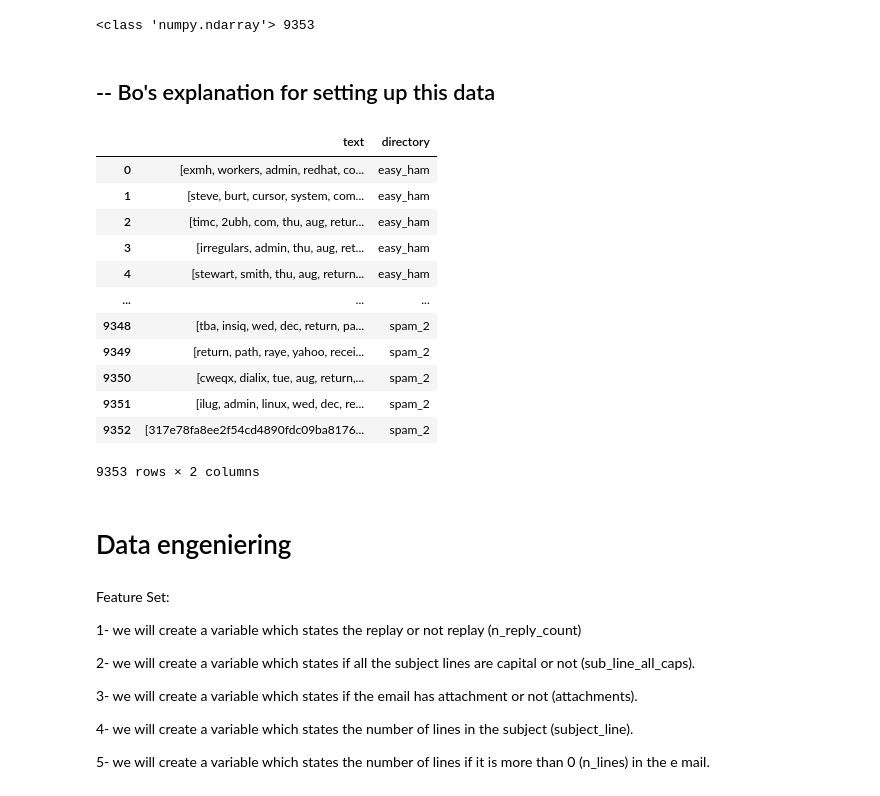
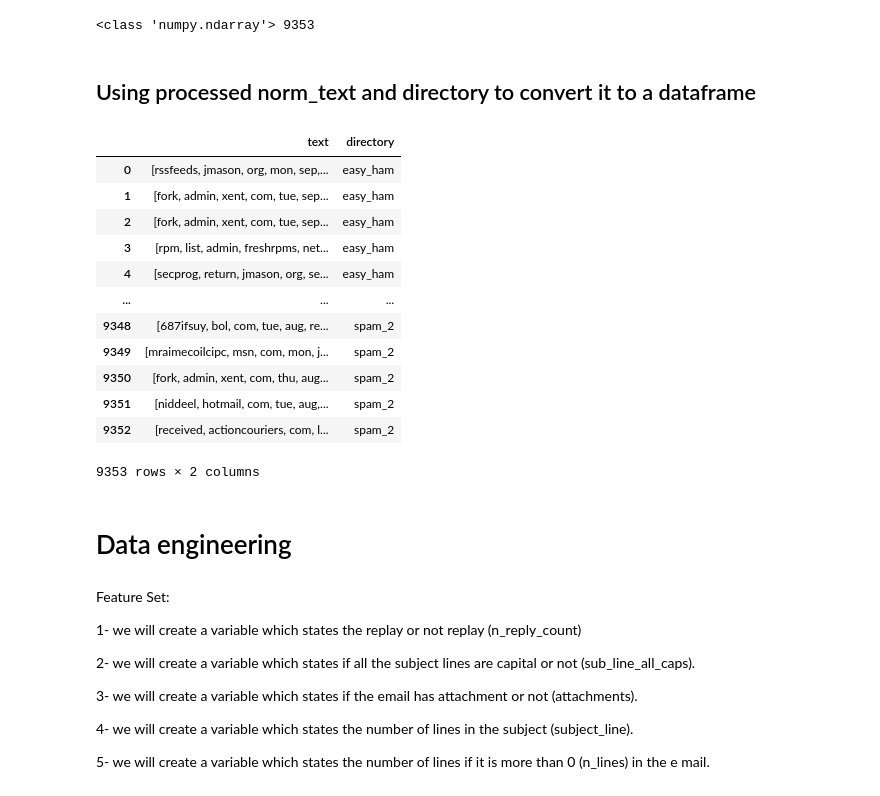
Before and after one commit to bSharpCyclist/MSDS-7333-QTW, a Jupyter notebook: Case_3.ipynb, the cells around one changed output. Cells and saved outputs as stored; diff of their text form; code cells hidden in the pictures.

```diff
--- a/Case_3.ipynb
+++ b/Case_3.ipynb
@@ -78,7 +66,8 @@ def get_cwd():
         chdir(dirname(realpath(__file__)))
     except:
         ##chdir('/Users/fabiosavorgnan/Desktop/QTW/Week_1/Data/MSDS-7333-QTW')
-        chdir('D:\Projects\MSDS-7333-QTW')
+        chdir('/Users/boyun/Desktop/SMU/DS7333-QuantifyingTheWorld/MSDS-7333-QTW/')
+        # chdir('D:\Projects\MSDS-7333-QTW')
 
     active_dir = getcwd()
 
@@ -259,31 +248,31 @@ norm_text = normalize_text(emails)
 print(type(norm_text),len(norm_text))
 # %% [output]
 <class 'numpy.ndarray'> 9353
-# %% [markdown]
-## -- Bo's explanation for setting up this data
+# %% [markdown]
+## Using processed norm_text and directory to convert it to a dataframe
 # %%
-norm_text = pd.DataFrame(norm_text)
+norm_text_2 = pd.DataFrame(norm_text)
 directory = pd.DataFrame(df['directory'])
-combined_df = pd.concat([norm_text,directory],axis=1)
+combined_df = pd.concat([norm_text_2,directory],axis=1)
 combined_df.columns = ['text','directory']
 combined_df['text'] = combined_df['text'].apply(lambda x: x.split())
 combined_df
 # %% [output]
 |  | text | directory |
-| 0 | [exmh, workers, admin, redhat, co... | easy_ham |
-| 1 | [steve, burt, cursor, system, com... | easy_ham |
-| 2 | [timc, 2ubh, com, thu, aug, retur... | easy_ham |
-| 3 | [irregulars, admin, thu, aug, ret... | easy_ham |
-| 4 | [stewart, smith, thu, aug, return... | easy_ham |
+| 0 | [rssfeeds, jmason, org, mon, sep,... | easy_ham |
+| 1 | [fork, admin, xent, com, tue, sep... | easy_ham |
+| 2 | [fork, admin, xent, com, tue, sep... | easy_ham |
+| 3 | [rpm, list, admin, freshrpms, net... | easy_ham |
+| 4 | [secprog, return, jmason, org, se... | easy_ham |
 | ... | ... | ... |
-| 9348 | [tba, insiq, wed, dec, return, pa... | spam_2 |
-| 9349 | [return, path, raye, yahoo, recei... | spam_2 |
-| 9350 | [cweqx, dialix, tue, aug, return,... | spam_2 |
-| 9351 | [ilug, admin, linux, wed, dec, re... | spam_2 |
-| 9352 | [317e78fa8ee2f54cd4890fdc09ba8176... | spam_2 |
+| 9348 | [687ifsuy, bol, com, tue, aug, re... | spam_2 |
+| 9349 | [mraimecoilcipc, msn, com, mon, j... | spam_2 |
+| 9350 | [fork, admin, xent, com, thu, aug... | spam_2 |
+| 9351 | [niddeel, hotmail, com, tue, aug,... | spam_2 |
+| 9352 | [received, actioncouriers, com, l... | spam_2 |
 9353 rows × 2 columns
 # %% [markdown]
-# Data engeniering
+# Data engineering
 # %% [markdown]
 Feature Set:
 
```
Also changed, not shown: parts of 16 cells of this notebook.
